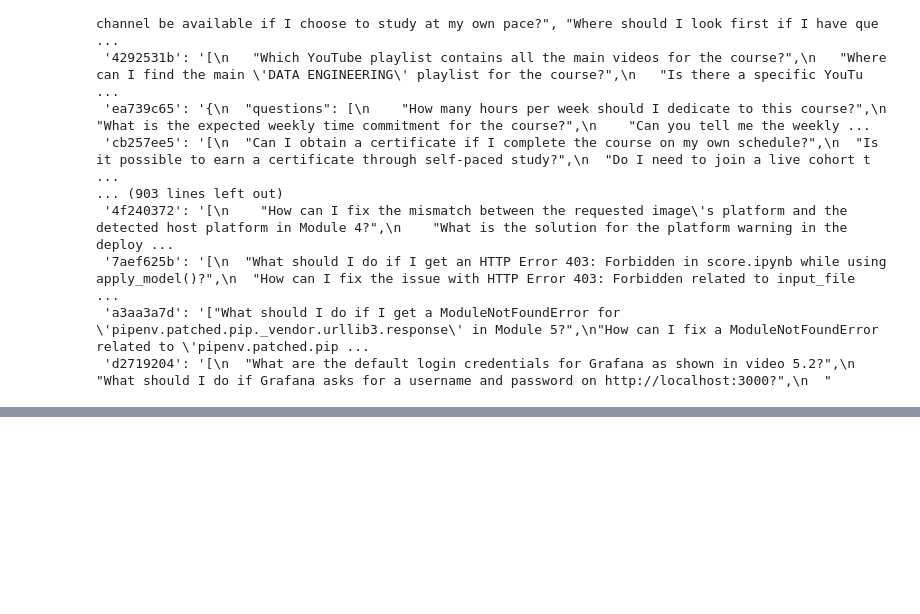
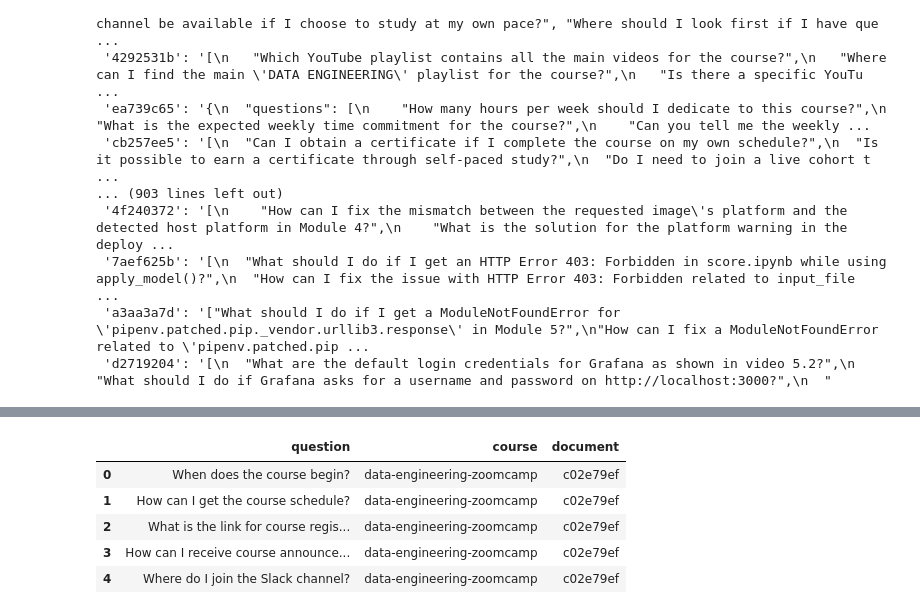
Before and after one commit to ulanliu/llm_zoomcamp, a Jupyter notebook: 03-vector_search/eval/ground-truth-data.ipynb, the cells around one changed output, grey strips where cells are left out. Saved outputs shown, nothing was run; the diff lists cells and outputs as text; code cells hidden in the pictures; blank space fills up the shorter version.

Commit message:
fix ground-truth-data.csv

```diff
--- a/03-vector_search/eval/ground-truth-data.ipynb
+++ b/03-vector_search/eval/ground-truth-data.ipynb
@@ -209,0 +231,6 @@ with open('response.json', 'w', encoding='utf-8') as f_in:
+# %%
+parsed_results = {}
+
+for doc_id, json_questions in results.items():
+    # print(json_questions)
+    parsed_results[doc_id] = json.loads(json_questions)
@@ -209,0 +263,2 @@ with open('response.json', 'w', encoding='utf-8') as f_in:
+# %%
+doc_index = {d['id']: d for d in documents}
@@ -209,0 +305,7 @@ with open('response.json', 'w', encoding='utf-8') as f_in:
+# %%
+final_results = []
+
+for doc_id, questions in parsed_results.items():
+    course = doc_index[doc_id]['course']
+    for q in questions:
+        final_results.append((q, course, doc_id))
@@ -209,0 +314,11 @@ with open('response.json', 'w', encoding='utf-8') as f_in:
+# %%
+df = pd.DataFrame(final_results, columns=['question', 'course', 'document'])
+# %%
+df.head()
+# %% [output]
+|  | question | course | document |
+| 0 | When does the course begin? | data-engineering-zoomcamp | c02e79ef |
+| 1 | How can I get the course schedule? | data-engineering-zoomcamp | c02e79ef |
+| 2 | What is the link for course regis... | data-engineering-zoomcamp | c02e79ef |
+| 3 | How can I receive course announce... | data-engineering-zoomcamp | c02e79ef |
+| 4 | Where do I join the Slack channel? | data-engineering-zoomcamp | c02e79ef |
```
Also changed, not shown: parts of 19 cells of this notebook, 3 other files.
